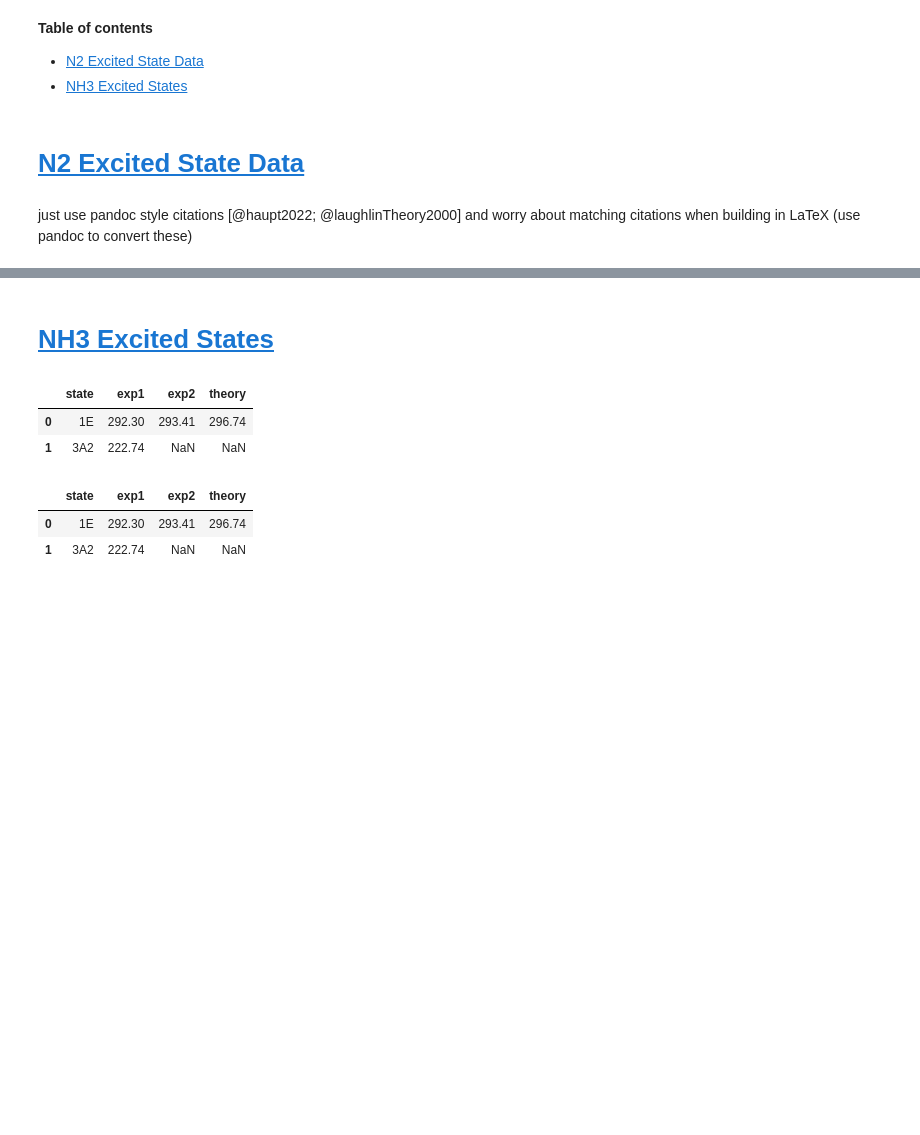
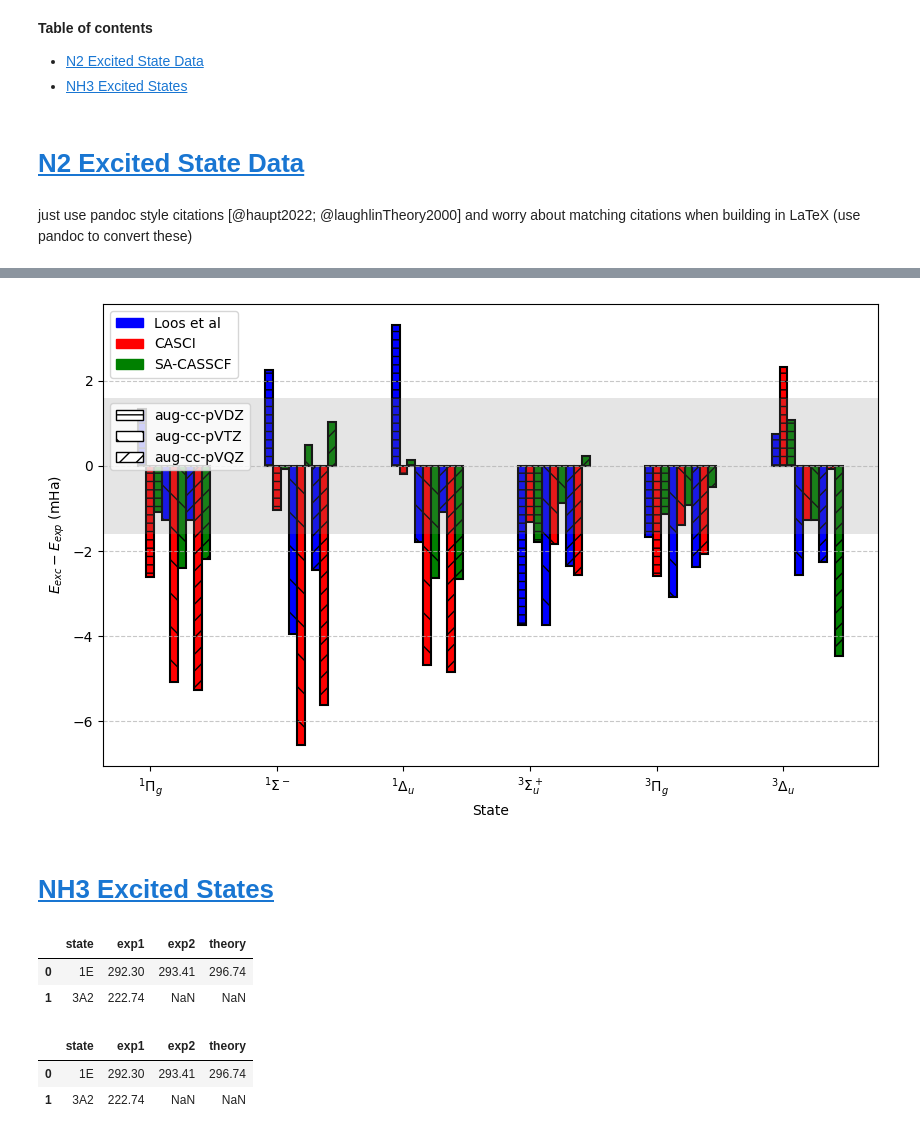
Before and after one commit to jphaupt/phdthesis_haupt, a Jupyter notebook: figures/binding/exc_calcs.ipynb, the cells around one changed output, grey strips where cells are left out. Saved outputs shown, nothing was run; the diff lists cells and outputs as text; code cells hidden in the pictures; blank space fills up the shorter version.

```diff
--- a/figures/binding/exc_calcs.ipynb
+++ b/figures/binding/exc_calcs.ipynb
@@ -397,3 +411,94 @@ plt.show()
+# %%
+import numpy as np
+import matplotlib.pyplot as plt
+import matplotlib.patches as mpatches
+
+# Define colors for methods
+method_colors = {
+    "Loos et al": "blue",
+    "CASCI": "red",
+    "SA-CASSCF": "green"
+}
+
+# Define hatch patterns for basis sets
+basis_hatches = {
+    "avdz": "--",  # Opposite diagonal
+    "avtz": "\\",  # Diagonal
+    "avqz": "//"   # Vertical
+}
+
+# Dictionary of DataFrames with styles (now using colors for methods)
+dfs = {
+    "Loos et al": (df_loos_nominal, "blue"),
+    "CASCI": (dfdiff_casci_nominal, "red"),
+    "SA-CASSCF": (dfdiff_sacasscf_nominal, "green")
+}
+
+# Mapping basis set names
+basis_names = {"avdz": "aug-cc-pVDZ", "avtz": "aug-cc-pVTZ", "avqz": "aug-cc-pVQZ"}
+
+# Example dictionary mapping states to formatted names
+state_labels_dict = {
+    "1Pig": r"${}^1\Pi_g$",
+    "1Sigu-": r"${}^1\Sigma^-$",
+    "1Delu": r"${}^1\Delta_u$",
+    "3Sigu+": r"${}^3\Sigma_u^+$",
+    "3Pig": r"${}^3\Pi_g$",
+    "3Delu": r"${}^3\Delta_u$"
+}
+
+# Bar width settings
+n_dfs = len(dfs)  # Number of methods
+bar_width = 0.25
+x = np.arange(len(dfdiff_casci_nominal["state"]))  # x locations for groups
+
+# Create figure
+fig, ax = plt.subplots(figsize=(10, 6))
+
+# Store legend handles
+method_patches = [mpatches.Patch(color=color, label=method) for method, color in method_colors.items()]
+basis_patches = [mpatches.Patch(facecolor="white", edgecolor="black", hatch=hatch, label=basis_names[basis])
+                 for basis, hatch in basis_hatches.items()]
+
+# Plot each DataFrame with swapped colors and hatches
+for i, (method, (df, color)) in enumerate(dfs.items()):
+    for j, col in enumerate(df.columns):
+        if col != "state":  # Skip key column
+            ax.bar(
+                x + (j * n_dfs + i) * bar_width / len(df.columns),  # Adjust x position
+                df[col],
+                width=bar_width / len(df.columns),  # Adjust bar width
+                color=color,  # Method-based color
+                hatch=basis_hatches[col], edgecolor="black", linewidth=1.5  # Basis-based hatch
+            )
+
+# Shade region between y=-1.6 and y=1.6
+ax.axhspan(-1.6, 1.6, facecolor='gray', alpha=0.2)
+
+# Customize labels
+ax.set_xlabel("State")
+ax.set_ylabel(r"$E_{exc}-E_{exp}$ (mHa)")
+
+# Update x-ticks
+xtick_positions = x + (n_dfs - 1) * bar_width / 2
+xtick_labels = [state_labels_dict[state] for state in dfdiff_casci_nominal["state"]]
+ax.set_xticks(xtick_positions)
+ax.set_xticklabels(xtick_labels)
+
+ax.grid(axis="y", linestyle="--", alpha=0.7)
+
+# Create two separate legends
+legend1 = ax.legend(handles=method_patches, loc="upper left", bbox_to_anchor=(0, 1))
+legend2 = ax.legend(handles=basis_patches, loc="upper left", bbox_to_anchor=(0, 0.8))
+
+# Add first legend manually before adding the second
+ax.add_artist(legend1)
+
+# Save and show plot
+plt.savefig("n2_exc.pdf")
+plt.show()
+# %% [output]
+[figure, added]
 # %% [markdown]
 # <a id='toc2_'></a>[NH3 Excited States](#toc0_)
 # %%
```
Also changed, not shown: parts of 6 cells of this notebook, 6 other files.
